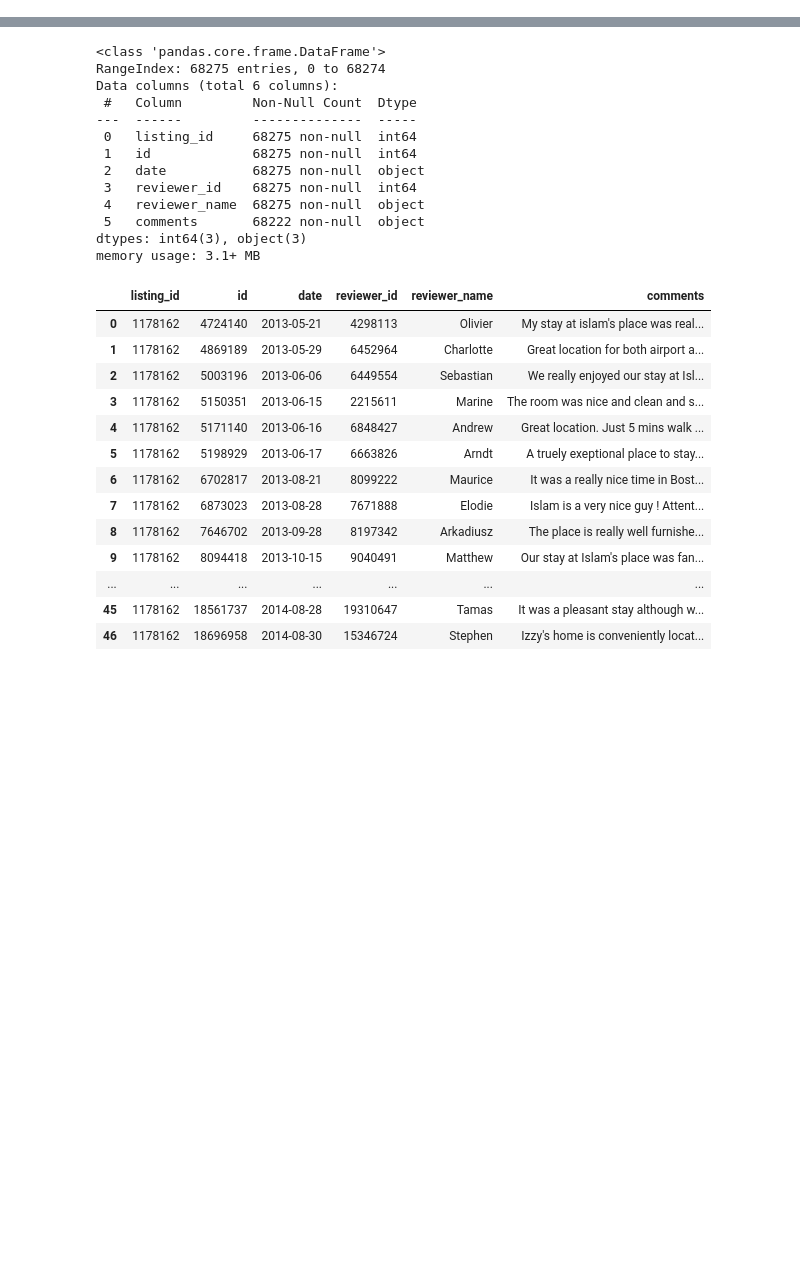
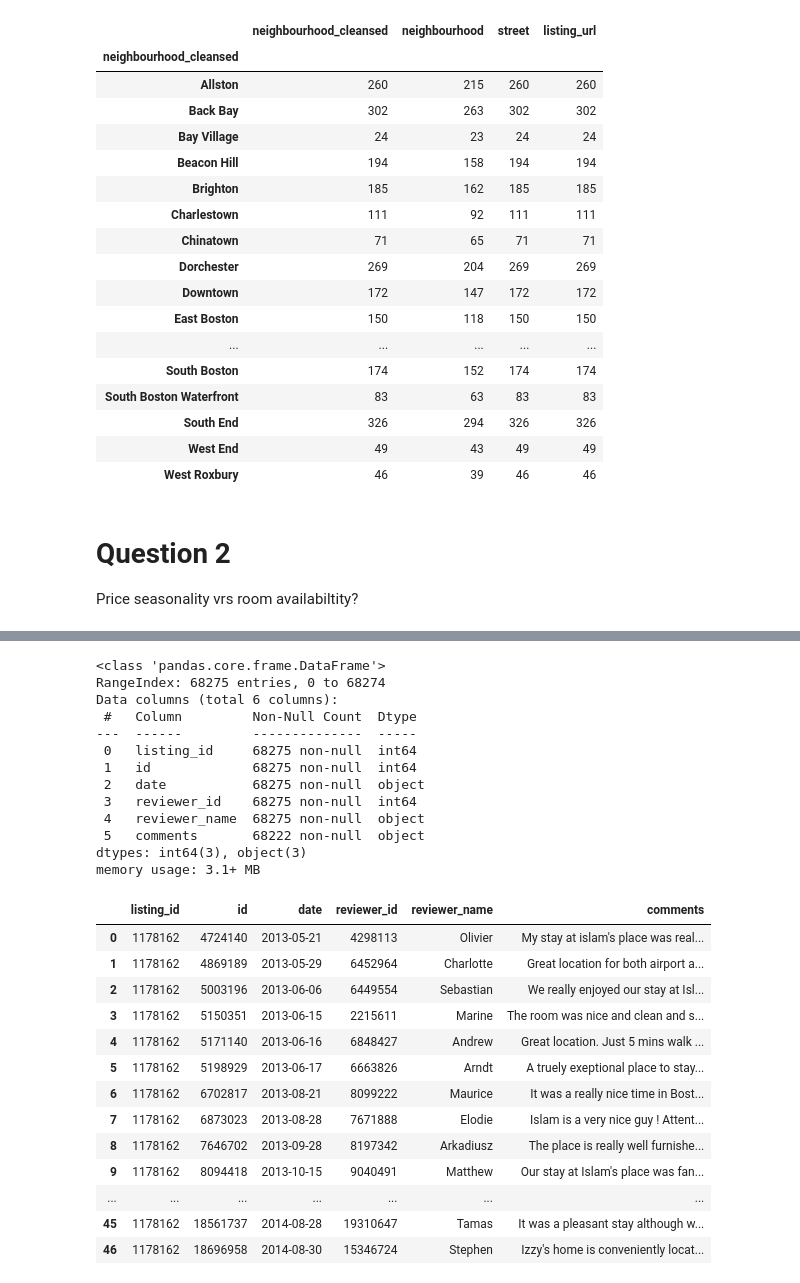
Before and after one commit to edonkoh/udacity_airbnb, a Jupyter notebook: airbnb.ipynb, the cells around one changed output, grey strips where cells are left out. Cells and saved outputs as stored; diff of their text form; code cells hidden in the pictures; blank space fills up the shorter version.

```diff
--- a/airbnb.ipynb
+++ b/airbnb.ipynb
@@ -59,0 +55,25 @@ NameError: name 'x' is not defined
+# %%
+df_boston_listings.groupby(['neighbourhood_cleansed'])['neighbourhood_cleansed','neighbourhood', 'street', 'listing_url'].count()
+# %% [output]
+|  | neighbourhood_cleansed | neighbourhood | street | listing_url |
+| neighbourhood_cleansed |  |  |  |  |
+| Allston | 260 | 215 | 260 | 260 |
+| Back Bay | 302 | 263 | 302 | 302 |
+| Bay Village | 24 | 23 | 24 | 24 |
+| Beacon Hill | 194 | 158 | 194 | 194 |
+| Brighton | 185 | 162 | 185 | 185 |
+| Charlestown | 111 | 92 | 111 | 111 |
+| Chinatown | 71 | 65 | 71 | 71 |
+| Dorchester | 269 | 204 | 269 | 269 |
+| Downtown | 172 | 147 | 172 | 172 |
+| East Boston | 150 | 118 | 150 | 150 |
+| ... | ... | ... | ... | ... |
+| South Boston | 174 | 152 | 174 | 174 |
+| South Boston Waterfront | 83 | 63 | 83 | 83 |
+| South End | 326 | 294 | 326 | 326 |
+| West End | 49 | 43 | 49 | 49 |
+| West Roxbury | 46 | 39 | 46 | 46 |
+# %% [markdown]
+# Question 2
+
+Price seasonality vrs room availabiltity?
```
Also changed, not shown: parts of 64 cells of this notebook.
